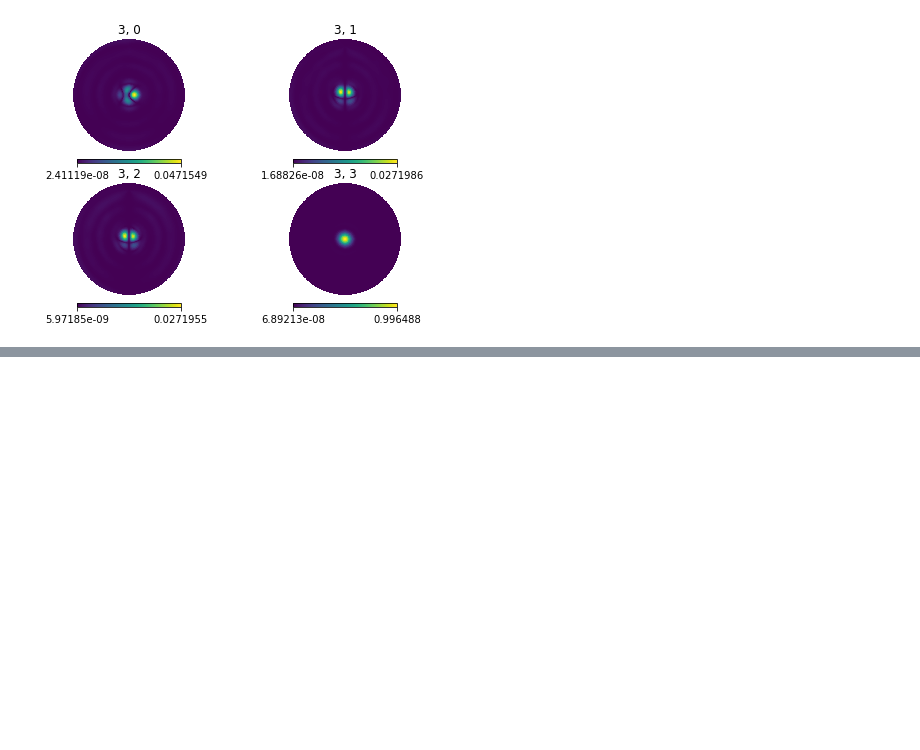
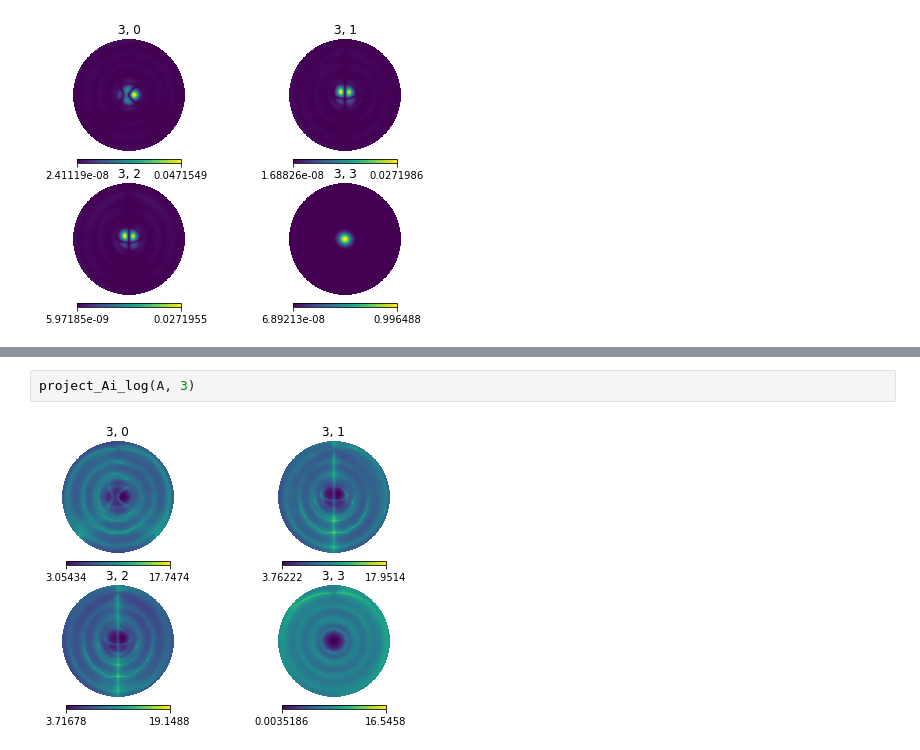
Before and after one commit to 3276908917/skyflux, a Jupyter notebook: notebooks/jones_matrices/A_Catalog.ipynb, the cells around one changed output, grey strips where cells are left out. Drawn from its saved outputs; the diff is of its cells as text; blank space fills up the shorter version.

```diff
--- a/notebooks/jones_matrices/A_Catalog.ipynb
+++ b/notebooks/jones_matrices/A_Catalog.ipynb
@@ -110,0 +129,4 @@ project_Ai(A, 3)
+# %%
+project_Ai_log(A, 3)
+# %% [output]
+[figure, added]
```
Also changed, not shown: parts of 4 cells of this notebook, 2 other files.
